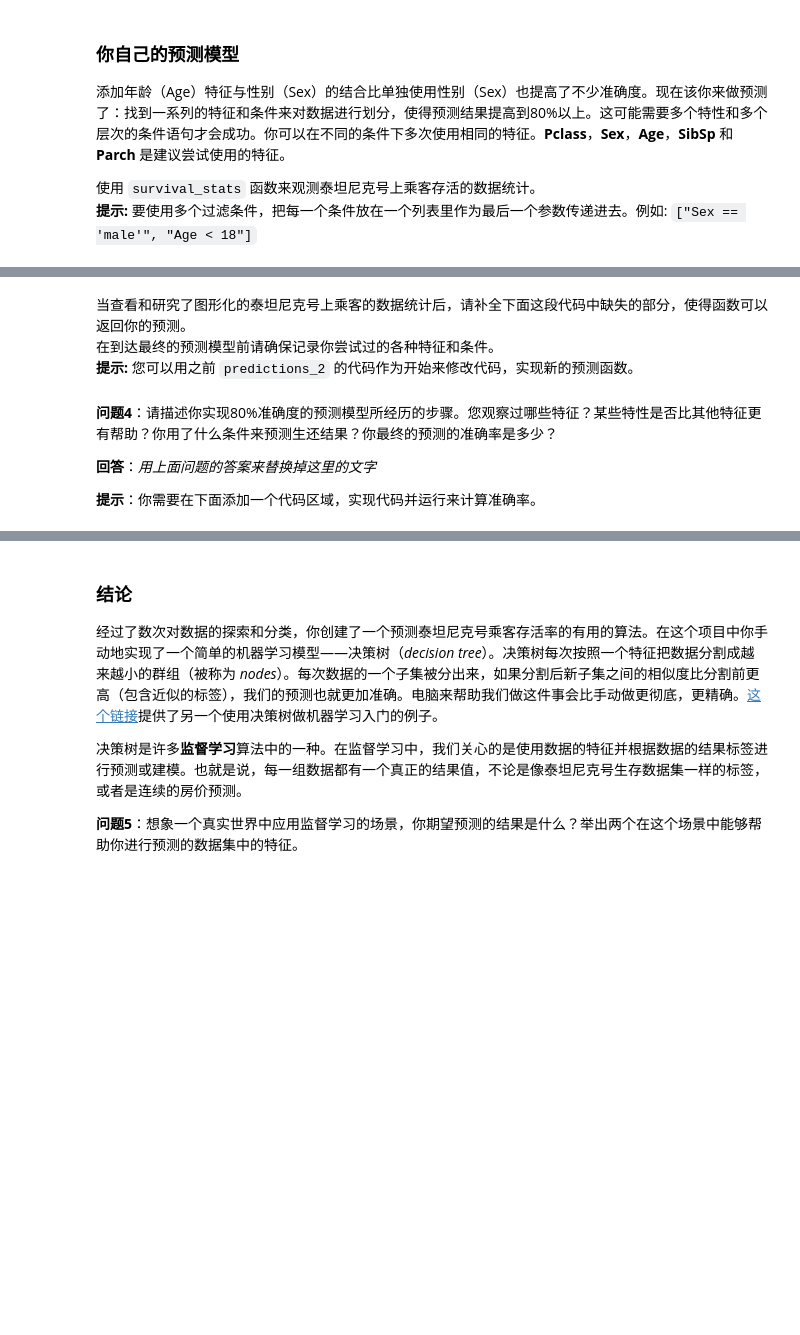
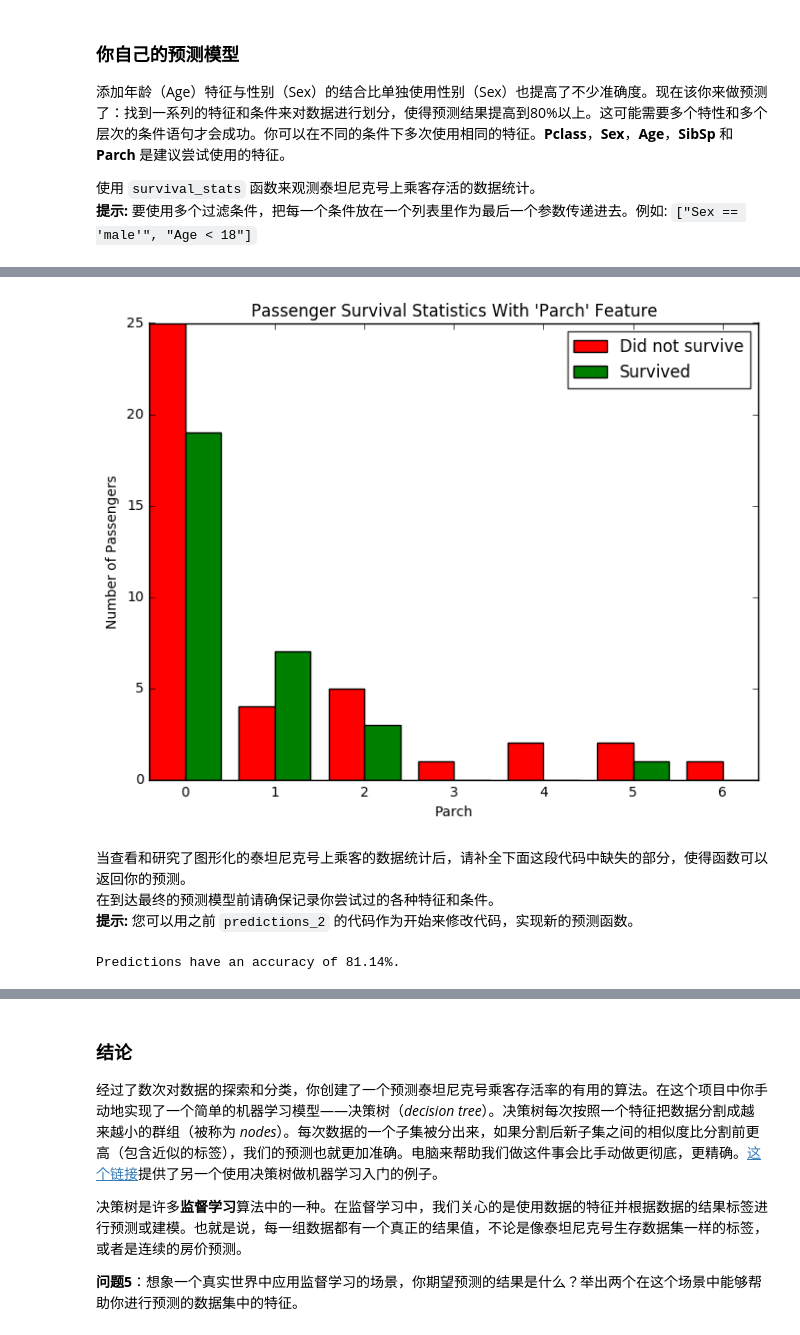
Before and after one commit to aaronlou/MachineLearning_Udacity, a Jupyter notebook: titanic_survival_exploration/titanic_survival_exploration.ipynb, the cells around one changed output, grey strips where cells are left out. Drawn from its saved outputs; the diff is of its cells as text; code cells hidden in the pictures; blank space fills up the shorter version.

```diff
--- a/titanic_survival_exploration/titanic_survival_exploration.ipynb
+++ b/titanic_survival_exploration/titanic_survival_exploration.ipynb
@@ -205,3 +237,7 @@ survival_stats(data, outcomes, 'Age', ["Sex == 'male'", "Age < 18"])
+# %%
+survival_stats(data,outcomes,"Parch",["Sex == 'female'","Pclass == 3","Embarked == 'S'","SibSp <= 2"])
+# %% [output]
+[figure, added]
 # %% [markdown]
 当查看和研究了图形化的泰坦尼克号上乘客的数据统计后，请补全下面这段代码中缺失的部分，使得函数可以返回你的预测。
 在到达最终的预测模型前请确保记录你尝试过的各种特征和条件。
@@ -216,16 +252,22 @@ def predictions_3(data):
         # TODO 3
         # 移除下方的 'pass' 声明
         # 输入你自己的预测条件
-        pass
+        if passenger['Sex'] == 'female':
+            if passenger['Pclass'] <= 2:
+                predictions.append(1)
+            else:
+                if passenger['Embarked'] != 'S':
+                    predictions.append(1)
+                else:
+                    predictions.append(0)
+        else:
+            predictions.append(0)
 
     # 返回预测结果
     return pd.Series(predictions)
 
 # 进行预测
 predictions = predictions_3(data)
+print accuracy_score(outcomes, predictions)
+# %% [output]
+Predictions have an accuracy of 81.14%.
-# %% [markdown]
-**问题4**：请描述你实现80%准确度的预测模型所经历的步骤。您观察过哪些特征？某些特性是否比其他特征更有帮助？你用了什么条件来预测生还结果？你最终的预测的准确率是多少？
-
-**回答**：*用上面问题的答案来替换掉这里的文字*
-
-**提示**：你需要在下面添加一个代码区域，实现代码并运行来计算准确率。
```
Also changed, not shown: parts of 17 cells of this notebook, 1 other file.
